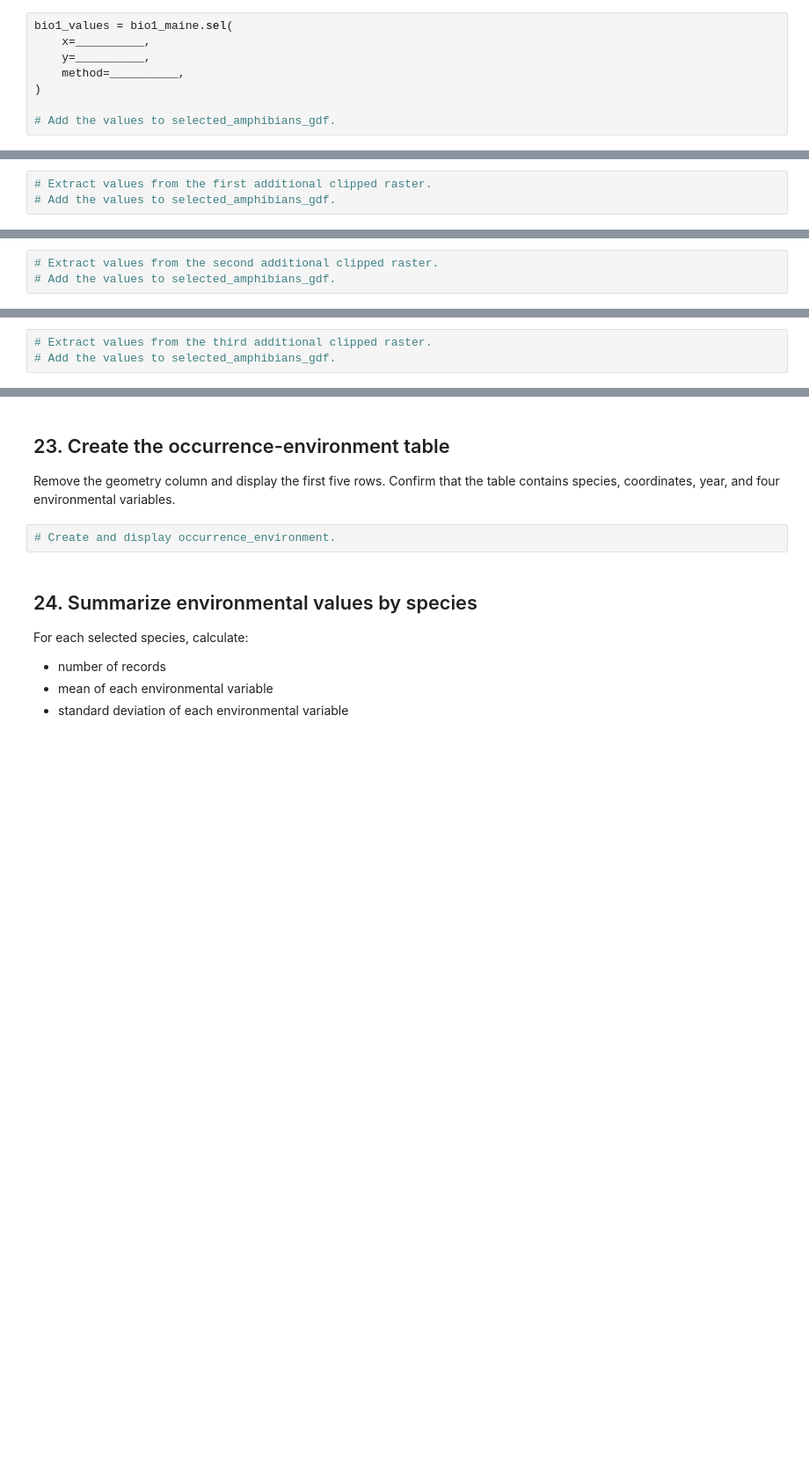
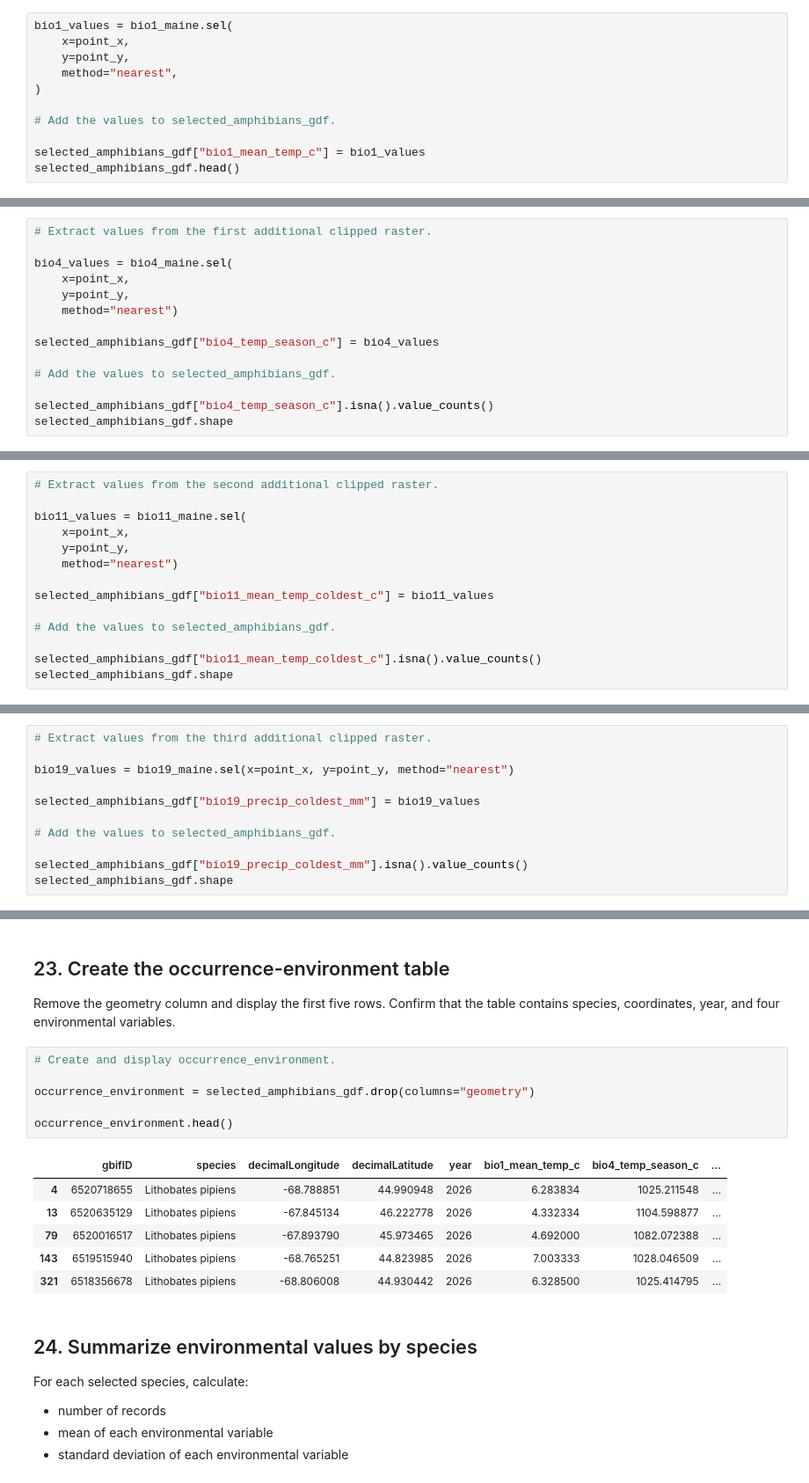
Before and after one commit to meganklutts/BIO597-SpatialBiodiversity, a Jupyter notebook: docs/assignments/Assignment-05-RasterData.ipynb, the cells around one changed output, grey strips where cells are left out. Shown at 88% size. Saved outputs shown, nothing was run; the diff lists cells and outputs as text; blank space fills up the shorter version.

```diff
--- a/docs/assignments/Assignment-05-RasterData.ipynb
+++ b/docs/assignments/Assignment-05-RasterData.ipynb
@@ -211,9 +502,12 @@ Create `xarray.DataArray` objects called `point_x` and `point_y`. Use one dimens
 Use `.sel()` with `x`, `y`, and `method="nearest"`. Add the extracted values to a clearly named column in the occurrence GeoDataFrame.
 # %%
 bio1_values = bio1_maine.sel(
-    x=__________,
-    y=__________,
-    method=__________,
+    x=point_x,
+    y=point_y,
+    method="nearest",
 )
 
 # Add the values to selected_amphibians_gdf.
+
+selected_amphibians_gdf["bio1_mean_temp_c"] = bio1_values
+selected_amphibians_gdf.head()
@@ -231,4 +536,15 @@ Count missing BIO1 values. Explain why coastal occurrences may be assigned NoDat
 Use the same `point_x` and `point_y` arrays. Add one clearly named column for each variable. The column names should include units where practical.
 # %%
 # Extract values from the first additional clipped raster.
+
+bio4_values = bio4_maine.sel(
+    x=point_x,
+    y=point_y,
+    method="nearest")
+
+selected_amphibians_gdf["bio4_temp_season_c"] = bio4_values
+
 # Add the values to selected_amphibians_gdf.
+
+selected_amphibians_gdf["bio4_temp_season_c"].isna().value_counts()
+selected_amphibians_gdf.shape
@@ -235,3 +553,14 @@ Use the same `point_x` and `point_y` arrays. Add one clearly named column for ea
 # %%
 # Extract values from the second additional clipped raster.
+
+bio11_values = bio11_maine.sel(
+    x=point_x,
+    y=point_y,
+    method="nearest")
+
+selected_amphibians_gdf["bio11_mean_temp_coldest_c"] = bio11_values
+
 # Add the values to selected_amphibians_gdf.
+
+selected_amphibians_gdf["bio11_mean_temp_coldest_c"].isna().value_counts()
+selected_amphibians_gdf.shape
@@ -238,3 +569,11 @@ Use the same `point_x` and `point_y` arrays. Add one clearly named column for ea
 # %%
 # Extract values from the third additional clipped raster.
+
+bio19_values = bio19_maine.sel(x=point_x, y=point_y, method="nearest")
+
+selected_amphibians_gdf["bio19_precip_coldest_mm"] = bio19_values
+
 # Add the values to selected_amphibians_gdf.
+
+selected_amphibians_gdf["bio19_precip_coldest_mm"].isna().value_counts()
+selected_amphibians_gdf.shape
@@ -244,6 +585,17 @@ Use the same `point_x` and `point_y` arrays. Add one clearly named column for ea
 Remove the geometry column and display the first five rows. Confirm that the table contains species, coordinates, year, and four environmental variables.
 # %%
 # Create and display occurrence_environment.
+
+occurrence_environment = selected_amphibians_gdf.drop(columns="geometry")
+
+occurrence_environment.head()
+# %% [output]
+|  | gbifID | species | decimalLongitude | decimalLatitude | year | bio1_mean_temp_c | bio4_temp_season_c | ... |
+| 4 | 6520718655 | Lithobates pipiens | -68.788851 | 44.990948 | 2026 | 6.283834 | 1025.211548 | ... |
+| 13 | 6520635129 | Lithobates pipiens | -67.845134 | 46.222778 | 2026 | 4.332334 | 1104.598877 | ... |
+| 79 | 6520016517 | Lithobates pipiens | -67.893790 | 45.973465 | 2026 | 4.692000 | 1082.072388 | ... |
+| 143 | 6519515940 | Lithobates pipiens | -68.765251 | 44.823985 | 2026 | 7.003333 | 1028.046509 | ... |
+| 321 | 6518356678 | Lithobates pipiens | -68.806008 | 44.930442 | 2026 | 6.328500 | 1025.414795 | ... |
 # %% [markdown]
 ## 24. Summarize environmental values by species
 
```
Also changed, not shown: parts of 34 cells of this notebook.
